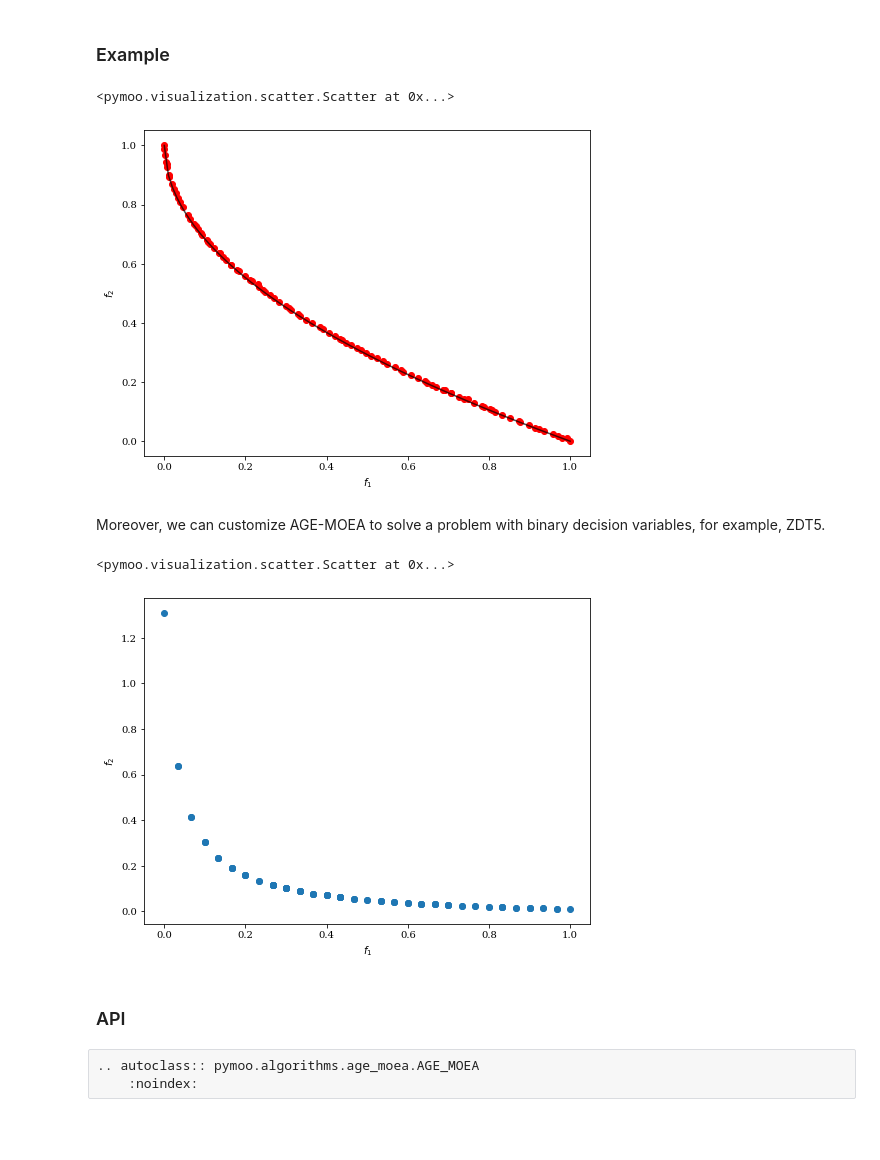
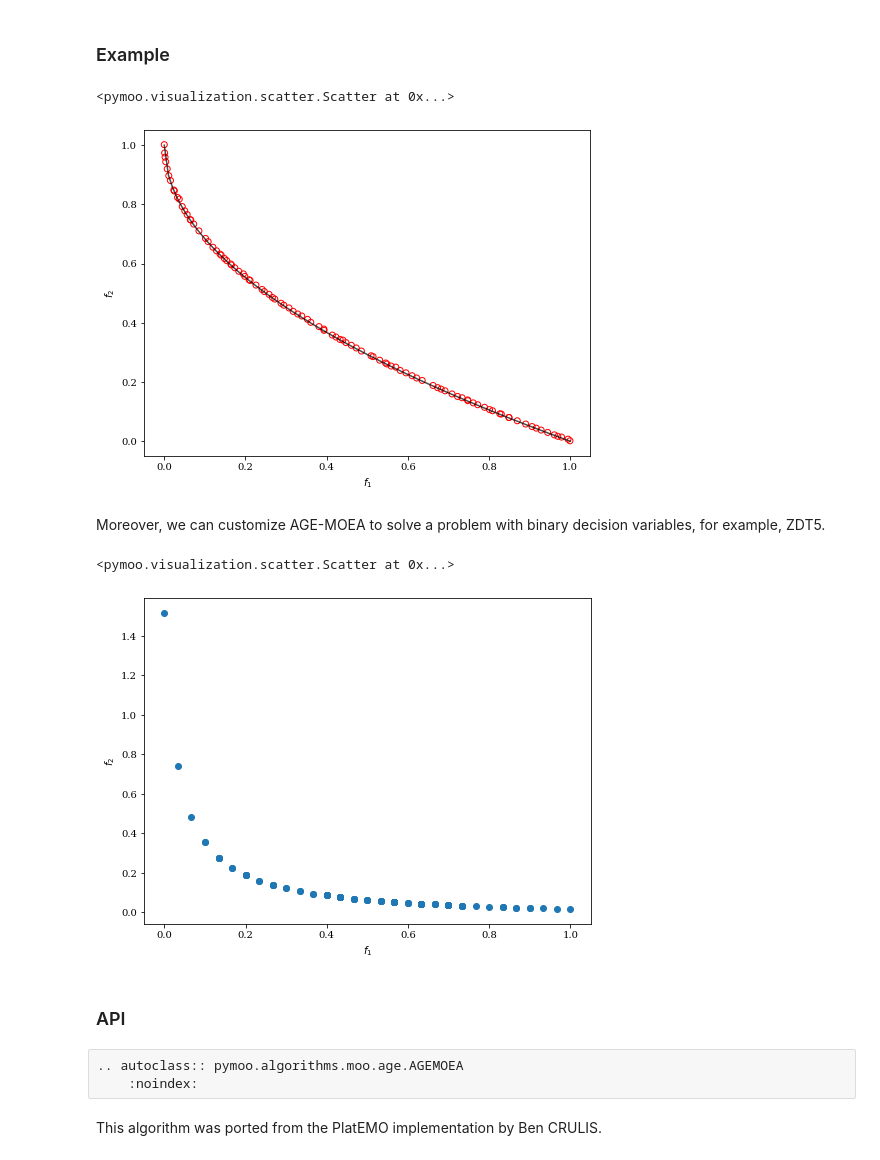
Before and after one commit to anyoptimization/pymoo, a Jupyter notebook: doc/source/algorithms/agemoea.ipynb, the cells around one changed output. Saved outputs shown, nothing was run; the diff lists cells and outputs as text; code cells hidden in the pictures; blank space fills up the shorter version.

```diff
--- a/doc/source/algorithms/agemoea.ipynb
+++ b/doc/source/algorithms/agemoea.ipynb
@@ -16,14 +16,14 @@ As similarily done in NSGA-II, AGE-MOEA uses a binary tournament mating selectio
 # %% [markdown]
 ### Example
 # %%
-from pymoo.algorithms.age_moea import AGE_MOEA
+from pymoo.algorithms.moo.nsga2 import NSGA2
 from pymoo.factory import get_problem
 from pymoo.optimize import minimize
 from pymoo.visualization.scatter import Scatter
 
 problem = get_problem("zdt1")
 
-algorithm = AGE_MOEA(pop_size=100)
+algorithm = NSGA2(pop_size=100)
 
 res = minimize(problem,
                algorithm,
@@ -33,40 +33,42 @@ res = minimize(problem,
 
 plot = Scatter()
 plot.add(problem.pareto_front(), plot_type="line", color="black", alpha=0.7)
-plot.add(res.F, color="red")
+plot.add(res.F, facecolor="none", edgecolor="red")
 plot.show()
 # %% [output]
 <pymoo.visualization.scatter.Scatter at 0x...>
-[figure, old version]
+[figure, new version]
 # %% [markdown]
 Moreover, we can customize AGE-MOEA to solve a problem with binary decision variables, for example, ZDT5.
 # %%
-from pymoo.algorithms.age_moea import AGE_MOEA
+from pymoo.algorithms.moo.nsga2 import NSGA2
 from pymoo.factory import get_problem, get_sampling, get_crossover, get_mutation
 from pymoo.optimize import minimize
 from pymoo.visualization.scatter import Scatter
 
 problem = get_problem("zdt5")
 
-algorithm = AGE_MOEA(pop_size=100,
-                     sampling=get_sampling("bin_random"),
-                     crossover=get_crossover("bin_two_point"),
-                     mutation=get_mutation("bin_bitflip"),
-                     eliminate_duplicates=True)
+algorithm = NSGA2(pop_size=100,
+                  sampling=get_sampling("bin_random"),
+                  crossover=get_crossover("bin_two_point"),
+                  mutation=get_mutation("bin_bitflip"),
+                  eliminate_duplicates=True)
 
 res = minimize(problem,
                algorithm,
                ('n_gen', 500),
                seed=1,
                verbose=False)
 
 
 Scatter().add(res.F).show()
 # %% [output]
 <pymoo.visualization.scatter.Scatter at 0x...>
-[figure, old version]
+[figure, new version]
 # %% [markdown]
 ### API
 # %% [raw]
-.. autoclass:: pymoo.algorithms.age_moea.AGE_MOEA
+.. autoclass:: pymoo.algorithms.moo.age.AGEMOEA
     :noindex:
+# %% [markdown]
+This algorithm was ported from the PlatEMO implementation by Ben CRULIS.
```
